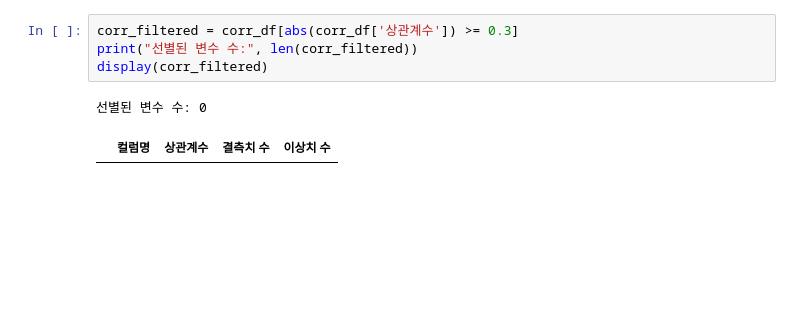
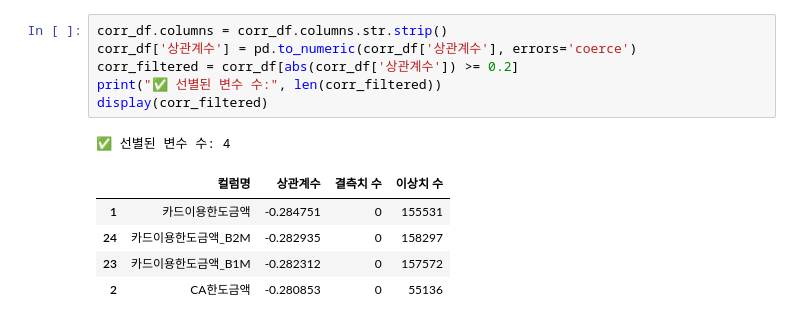
Before and after one commit to minji1404/likelion_finalproject, a Jupyter notebook: members/이효린/jupyter/신용정보상관관계.ipynb, the cells around one changed output. Cells and saved outputs as stored; diff of their text form; blank space fills up the shorter version.

```diff
--- a/members/이효린/jupyter/신용정보상관관계.ipynb
+++ b/members/이효린/jupyter/신용정보상관관계.ipynb
@@ -272,7 +220,13 @@ display(styled)
 # %%
-corr_filtered = corr_df[abs(corr_df['상관계수']) >= 0.3]
-print("선별된 변수 수:", len(corr_filtered))
+corr_df.columns = corr_df.columns.str.strip()
+corr_df['상관계수'] = pd.to_numeric(corr_df['상관계수'], errors='coerce')
+corr_filtered = corr_df[abs(corr_df['상관계수']) >= 0.2]
+print("✅ 선별된 변수 수:", len(corr_filtered))
 display(corr_filtered)
 # %% [output]
-선별된 변수 수: 0
+✅ 선별된 변수 수: 4
 |  | 컬럼명 | 상관계수 | 결측치 수 | 이상치 수 |
+| 1 | 카드이용한도금액 | -0.284751 | 0 | 155531 |
+| 24 | 카드이용한도금액_B2M | -0.282935 | 0 | 158297 |
+| 23 | 카드이용한도금액_B1M | -0.282312 | 0 | 157572 |
+| 2 | CA한도금액 | -0.280853 | 0 | 55136 |
```
Also changed, not shown: parts of 7 cells of this notebook, 10 other files.
